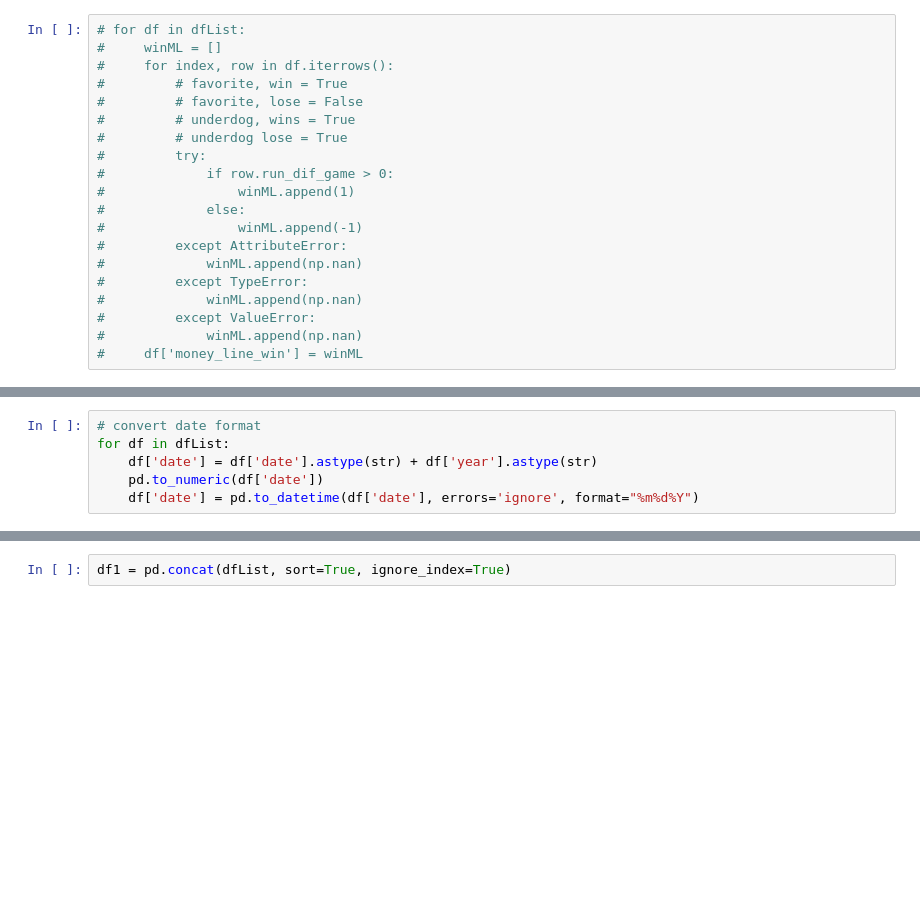
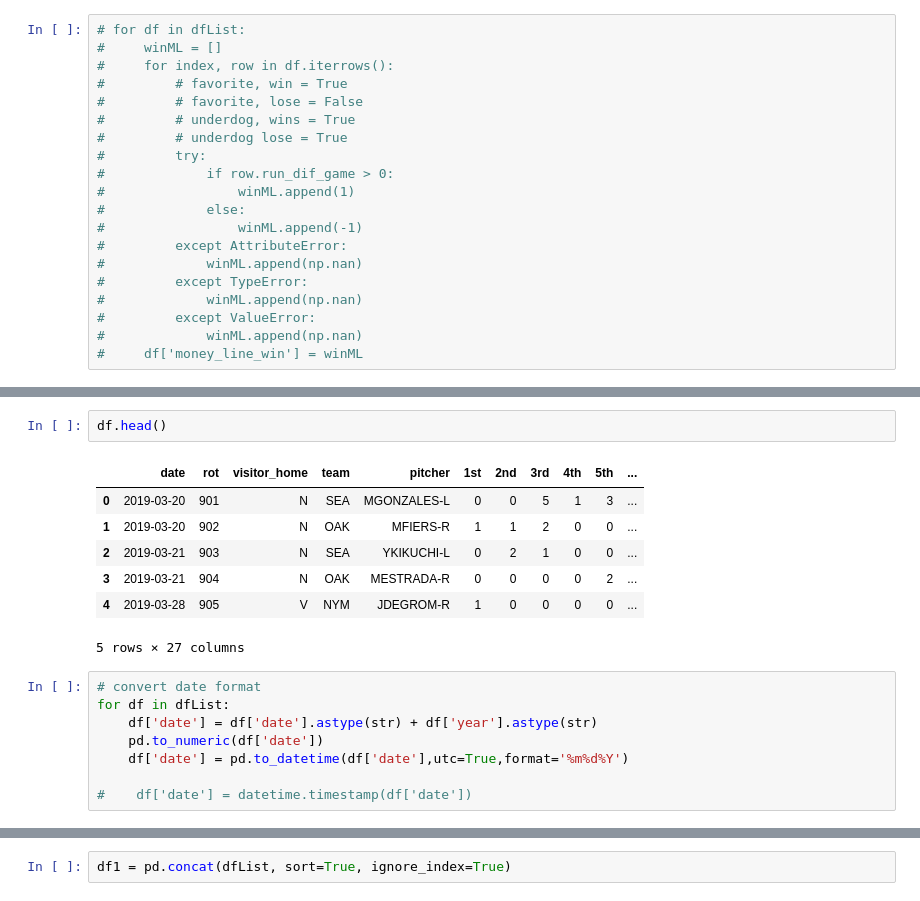
Before and after one commit to jacoblucas95/MLB-Betting-Strategies, a Jupyter notebook: run/setup/data/baseball_data_input.ipynb, the cells around one changed output, grey strips where cells are left out. Drawn from its saved outputs; the diff is of its cells as text; blank space fills up the shorter version.

```diff
--- a/run/setup/data/baseball_data_input.ipynb
+++ b/run/setup/data/baseball_data_input.ipynb
@@ -158,6 +173,18 @@ for df in dfList:
+# %%
+df.head()
+# %% [output]
+|  | date | rot | visitor_home | team | pitcher | 1st | 2nd | 3rd | 4th | 5th | ... |
+| 0 | 2019-03-20 | 901 | N | SEA | MGONZALES-L | 0 | 0 | 5 | 1 | 3 | ... |
+| 1 | 2019-03-20 | 902 | N | OAK | MFIERS-R | 1 | 1 | 2 | 0 | 0 | ... |
+| 2 | 2019-03-21 | 903 | N | SEA | YKIKUCHI-L | 0 | 2 | 1 | 0 | 0 | ... |
+| 3 | 2019-03-21 | 904 | N | OAK | MESTRADA-R | 0 | 0 | 0 | 0 | 2 | ... |
+| 4 | 2019-03-28 | 905 | V | NYM | JDEGROM-R | 1 | 0 | 0 | 0 | 0 | ... |
+5 rows × 27 columns
 # %%
 # convert date format
 for df in dfList:
     df['date'] = df['date'].astype(str) + df['year'].astype(str)
     pd.to_numeric(df['date'])
-    df['date'] = pd.to_datetime(df['date'], errors='ignore', format="%m%d%Y")
+    df['date'] = pd.to_datetime(df['date'],utc=True,format='%m%d%Y')
+
+#    df['date'] = datetime.timestamp(df['date'])
```
Also changed, not shown: parts of 4 cells of this notebook, 2 other files.
